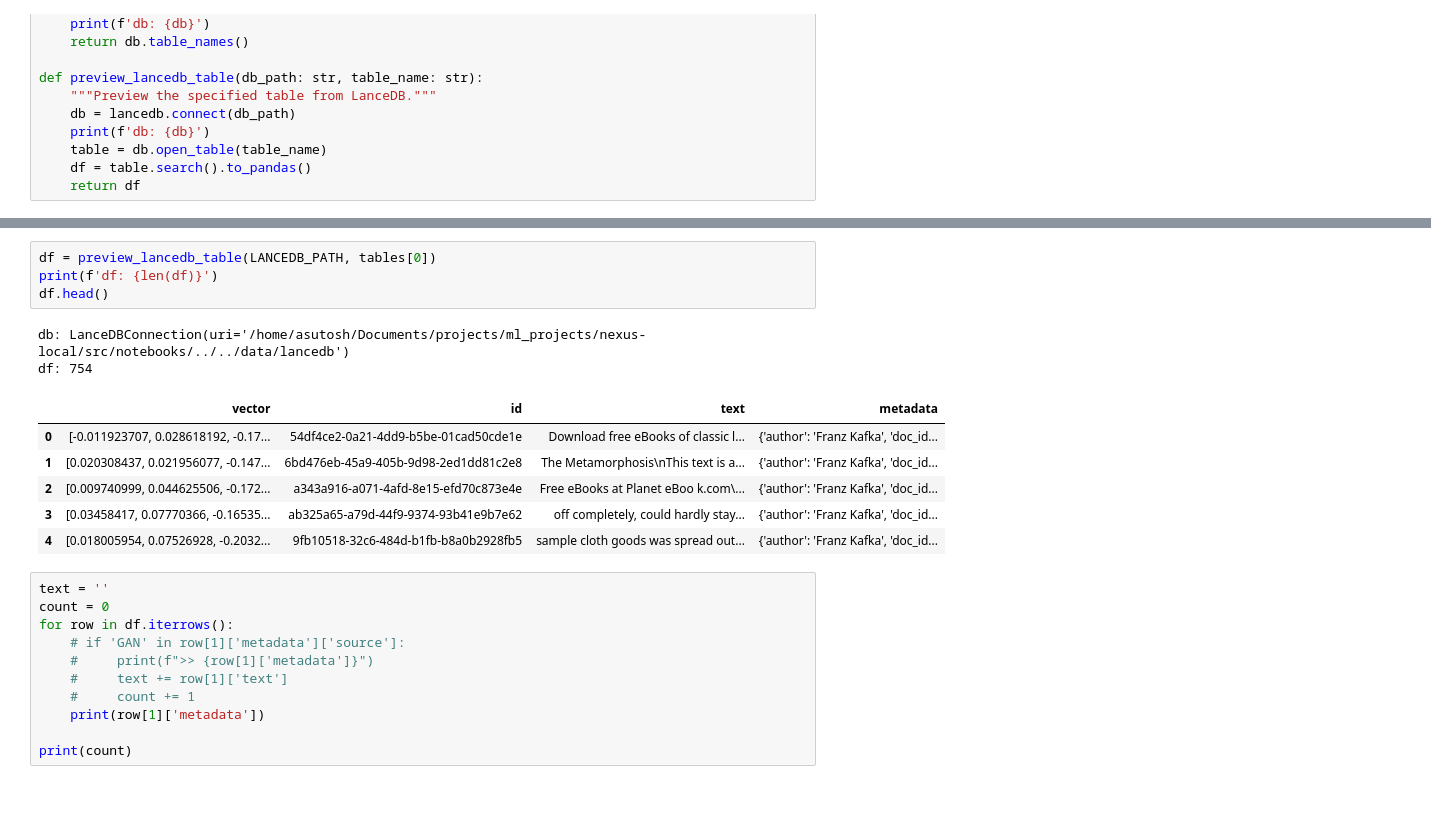
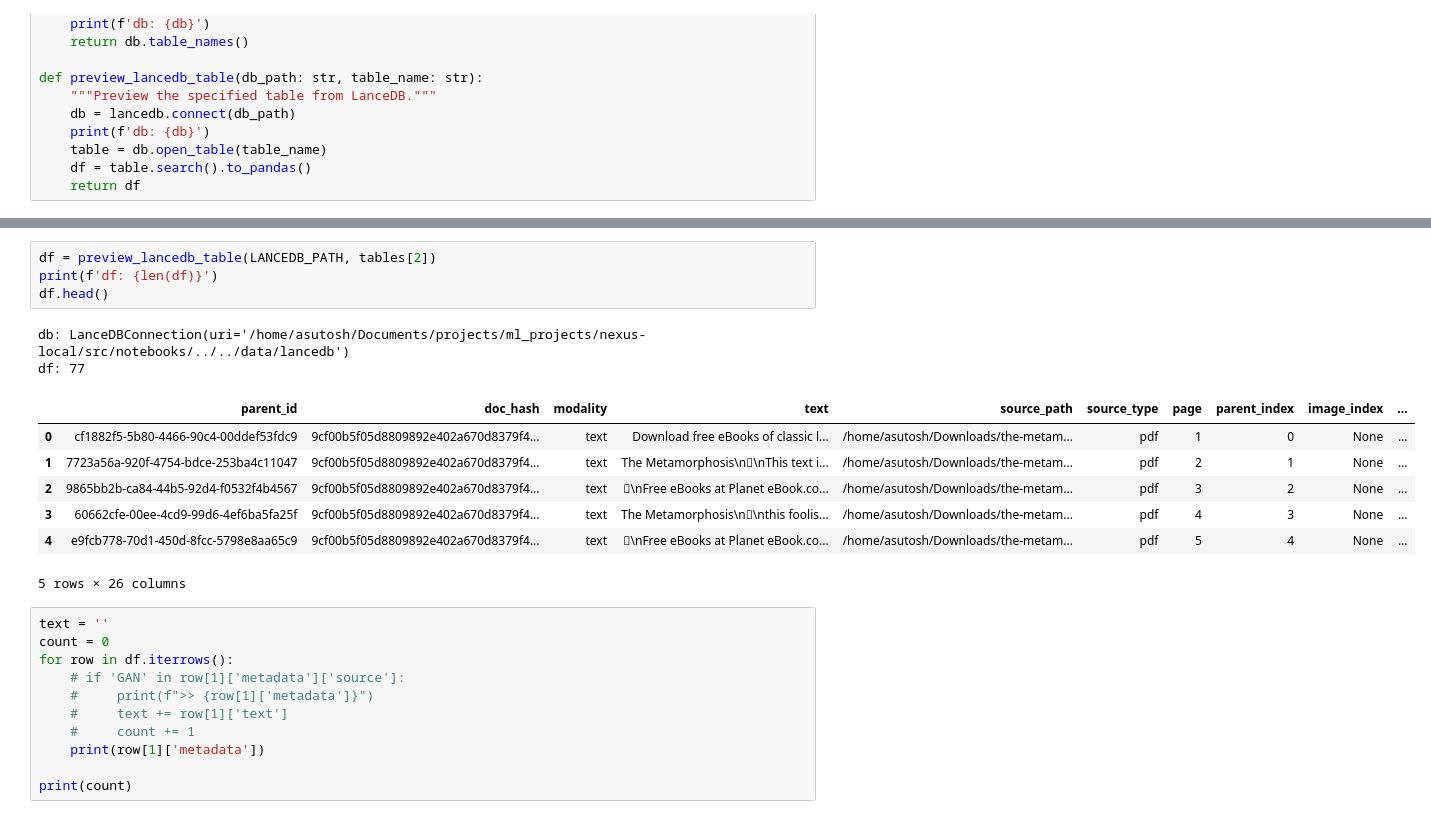
Before and after one commit to nayash/nexus-local, a Jupyter notebook: src/notebooks/exploratory.ipynb, the cells around one changed output, grey strips where cells are left out. Drawn from its saved outputs; the diff is of its cells as text.

```diff
--- a/src/notebooks/exploratory.ipynb
+++ b/src/notebooks/exploratory.ipynb
@@ -77,16 +57,17 @@ db: LanceDBConnection(uri='/home/asutosh/Documents/projects/ml_projects/nexus-lo
 # %%
-df = preview_lancedb_table(LANCEDB_PATH, tables[0])
+df = preview_lancedb_table(LANCEDB_PATH, tables[2])
 print(f'df: {len(df)}')
 df.head()
 # %% [output]
 db: LanceDBConnection(uri='/home/asutosh/Documents/projects/ml_projects/nexus-local/src/notebooks/../../data/lancedb')
-df: 754
+df: 77
-|  | vector | id | text | metadata |
-| 0 | [-0.011923707, 0.028618192, -0.17... | 54df4ce2-0a21-4dd9-b5be-01cad50cde1e | Download free eBooks of classic l... | {'author': 'Franz Kafka', 'doc_id... |
-| 1 | [0.020308437, 0.021956077, -0.147... | 6bd476eb-45a9-405b-9d98-2ed1dd81c2e8 | The Metamorphosis\nThis text is a... | {'author': 'Franz Kafka', 'doc_id... |
-| 2 | [0.009740999, 0.044625506, -0.172... | a343a916-a071-4afd-8e15-efd70c873e4e | Free eBooks at Planet eBoo k.com\... | {'author': 'Franz Kafka', 'doc_id... |
-| 3 | [0.03458417, 0.07770366, -0.16535... | ab325a65-a79d-44f9-9374-93b41e9b7e62 | off completely, could hardly stay... | {'author': 'Franz Kafka', 'doc_id... |
-| 4 | [0.018005954, 0.07526928, -0.2032... | 9fb10518-32c6-484d-b1fb-b8a0b2928fb5 | sample cloth goods was spread out... | {'author': 'Franz Kafka', 'doc_id... |
+|  | parent_id | doc_hash | modality | text | source_path | source_type | page | parent_index | image_index | ... |
+| 0 | cf1882f5-5b80-4466-90c4-00ddef53fdc9 | 9cf00b5f05d8809892e402a670d8379f4... | text | Download free eBooks of classic l... | /home/asutosh/Downloads/the-metam... | pdf | 1 | 0 | None | ... |
+| 1 | 7723a56a-920f-4754-bdce-253ba4c11047 | 9cf00b5f05d8809892e402a670d8379f4... | text | The Metamorphosis\n\nThis text i... | /home/asutosh/Downloads/the-metam... | pdf | 2 | 1 | None | ... |
+| 2 | 9865bb2b-ca84-44b5-92d4-f0532f4b4567 | 9cf00b5f05d8809892e402a670d8379f4... | text | \nFree eBooks at Planet eBook.co... | /home/asutosh/Downloads/the-metam... | pdf | 3 | 2 | None | ... |
+| 3 | 60662cfe-00ee-4cd9-99d6-4ef6ba5fa25f | 9cf00b5f05d8809892e402a670d8379f4... | text | The Metamorphosis\n\nthis foolis... | /home/asutosh/Downloads/the-metam... | pdf | 4 | 3 | None | ... |
+| 4 | e9fcb778-70d1-450d-8fcc-5798e8aa65c9 | 9cf00b5f05d8809892e402a670d8379f4... | text | \nFree eBooks at Planet eBook.co... | /home/asutosh/Downloads/the-metam... | pdf | 5 | 4 | None | ... |
+5 rows × 26 columns
 # %%
 text = ''
 count = 0
```
Also changed, not shown: parts of 3 cells of this notebook, 24 other files.
